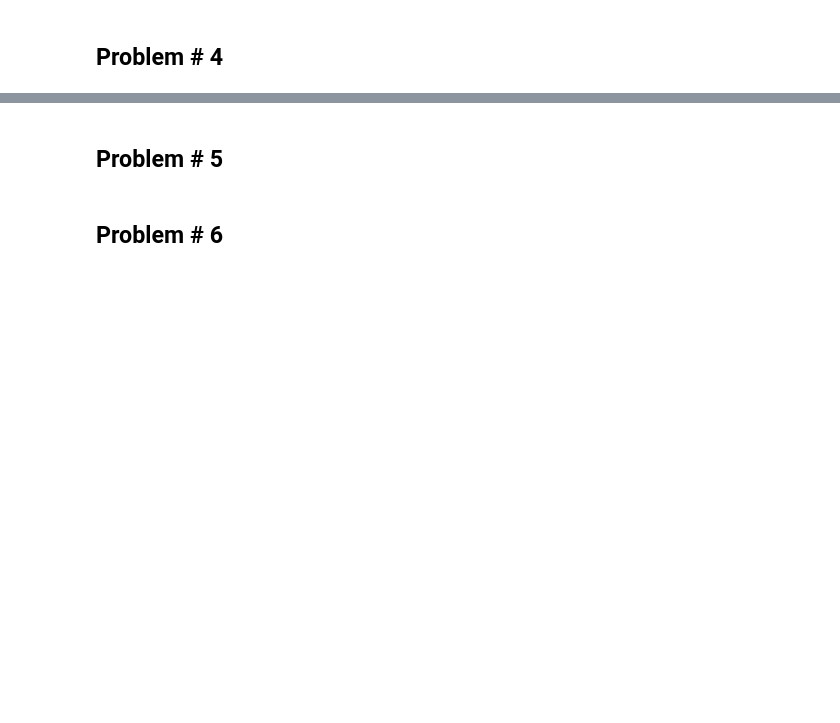
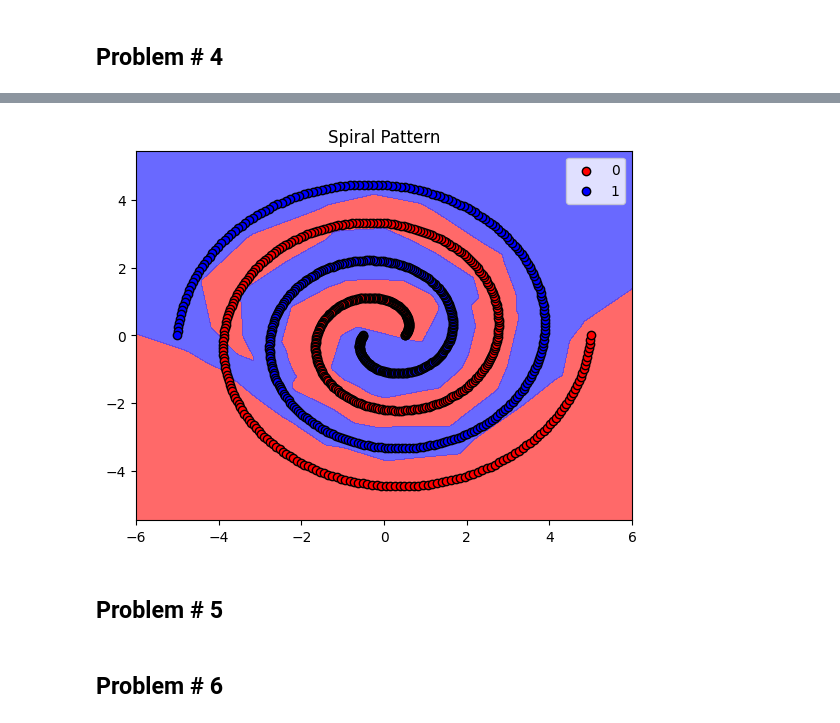
Before and after one commit to sulissss/Deep-Learning-From-Scratch, a Jupyter notebook: Part 1 - Neural Networks/26100350_PA1_1.ipynb, the cells around one changed output, grey strips where cells are left out. Drawn from its saved outputs; the diff is of its cells as text; code cells hidden in the pictures; blank space fills up the shorter version.

```diff
--- a/Part 1 - Neural Networks/26100350_PA1_1.ipynb
+++ b/Part 1 - Neural Networks/26100350_PA1_1.ipynb
@@ -441,0 +454,4 @@ mlp1.train(X, y, epochs=8)
+# %%
+# Code here
+train_and_evaluate_results(4, [2, 10, 8, 6, 4, 1], 'leaky_relu', 80, alpha=4.2)
+# %% [output]
@@ -442,3 +469,4 @@ mlp1.train(X, y, epochs=8)
+[figure, added]
 # %% [markdown]
 ## Problem # 5
 # %%
```
Also changed, not shown: parts of 11 cells of this notebook.
